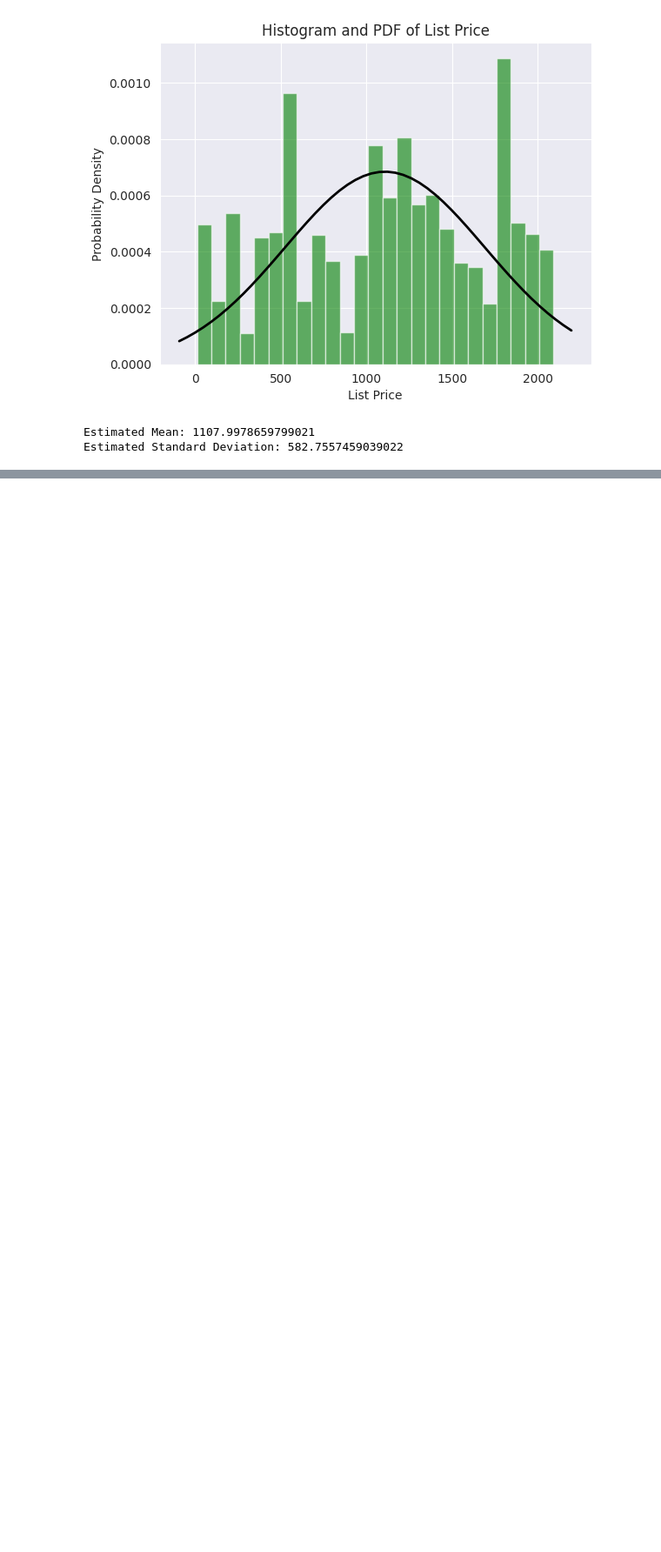
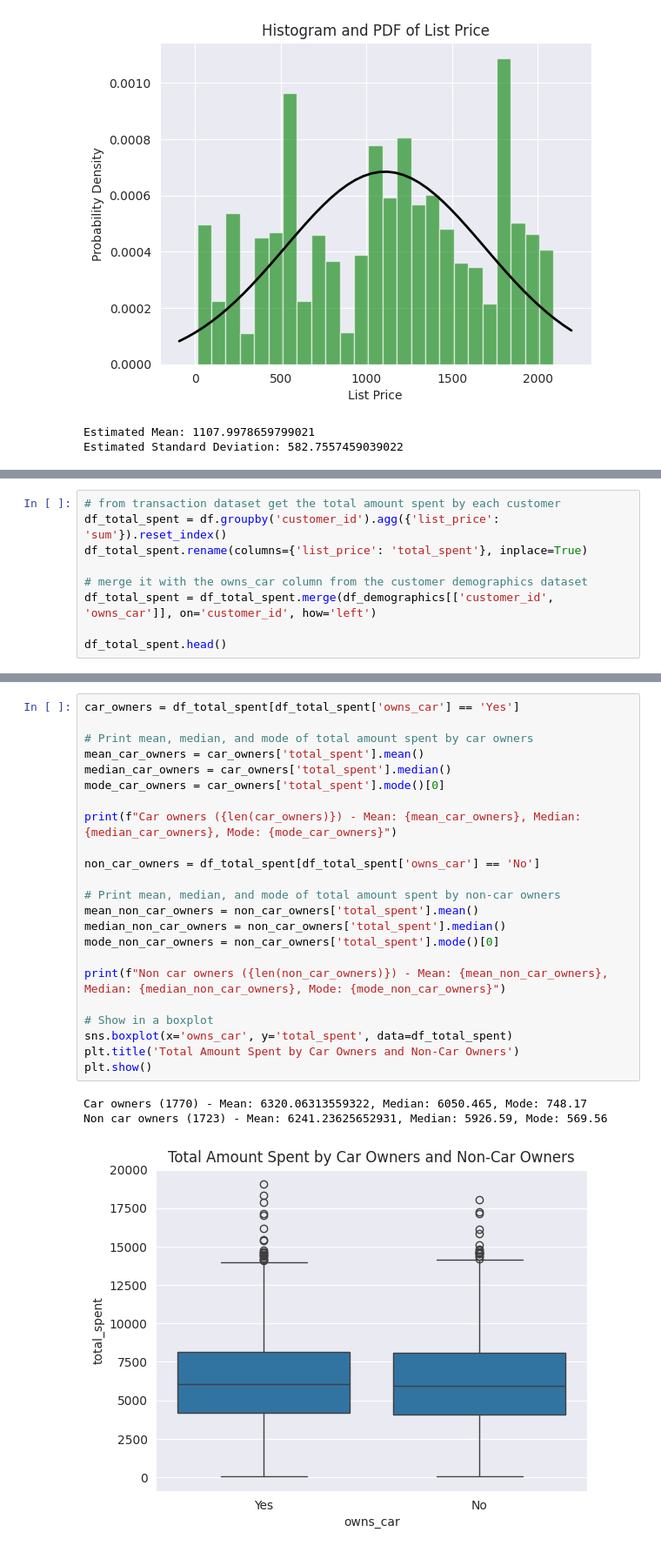
Before and after one commit to Kamal578/STDA_Project_0, a Jupyter notebook: project.ipynb, the cells around one changed output, grey strips where cells are left out. Shown at 87% size. Saved outputs shown, nothing was run; the diff lists cells and outputs as text; blank space fills up the shorter version.

```diff
--- a/project.ipynb
+++ b/project.ipynb
@@ -184,0 +231,9 @@ Estimated Standard Deviation: 582.7557459039022
+# %%
+# from transaction dataset get the total amount spent by each customer
+df_total_spent = df.groupby('customer_id').agg({'list_price': 'sum'}).reset_index()
+df_total_spent.rename(columns={'list_price': 'total_spent'}, inplace=True)
+
+# merge it with the owns_car column from the customer demographics dataset
+df_total_spent = df_total_spent.merge(df_demographics[['customer_id', 'owns_car']], on='customer_id', how='left')
+
+df_total_spent.head()
@@ -184,0 +247,27 @@ Estimated Standard Deviation: 582.7557459039022
+# %%
+car_owners = df_total_spent[df_total_spent['owns_car'] == 'Yes']
+
+# Print mean, median, and mode of total amount spent by car owners
+mean_car_owners = car_owners['total_spent'].mean()
+median_car_owners = car_owners['total_spent'].median()
+mode_car_owners = car_owners['total_spent'].mode()[0]
+
+print(f"Car owners ({len(car_owners)}) - Mean: {mean_car_owners}, Median: {median_car_owners}, Mode: {mode_car_owners}")
+
+non_car_owners = df_total_spent[df_total_spent['owns_car'] == 'No']
+
+# Print mean, median, and mode of total amount spent by non-car owners
+mean_non_car_owners = non_car_owners['total_spent'].mean()
+median_non_car_owners = non_car_owners['total_spent'].median()
+mode_non_car_owners = non_car_owners['total_spent'].mode()[0]
+
+print(f"Non car owners ({len(non_car_owners)}) - Mean: {mean_non_car_owners}, Median: {median_non_car_owners}, Mode: {mode_non_car_owners}")
+
+# Show in a boxplot
+sns.boxplot(x='owns_car', y='total_spent', data=df_total_spent)
+plt.title('Total Amount Spent by Car Owners and Non-Car Owners')
+plt.show()
+# %% [output]
+Car owners (1770) - Mean: 6320.06313559322, Median: 6050.465, Mode: 748.17
+Non car owners (1723) - Mean: 6241.23625652931, Median: 5926.59, Mode: 569.56
+[figure, added]
```
Also changed, not shown: parts of 37 cells of this notebook.
